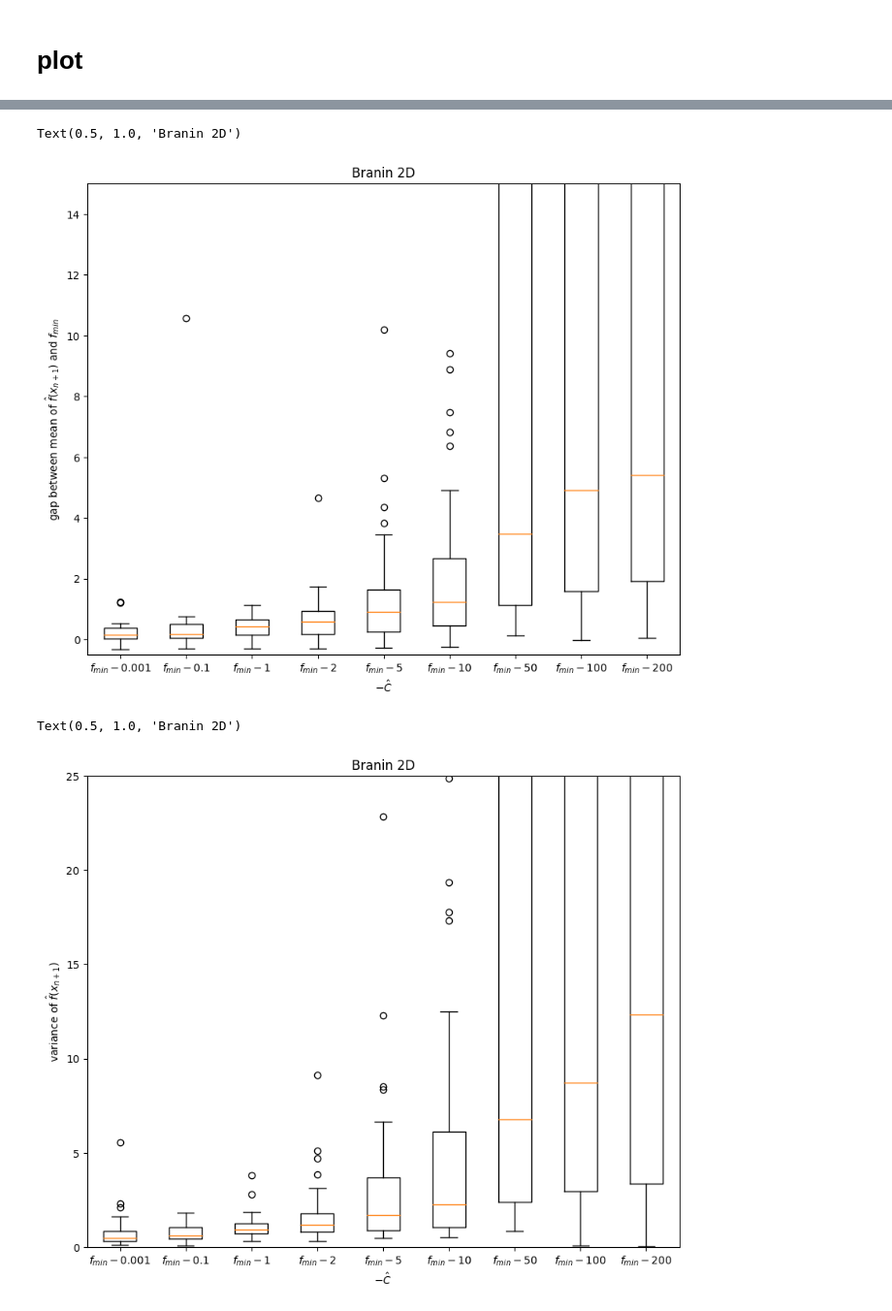
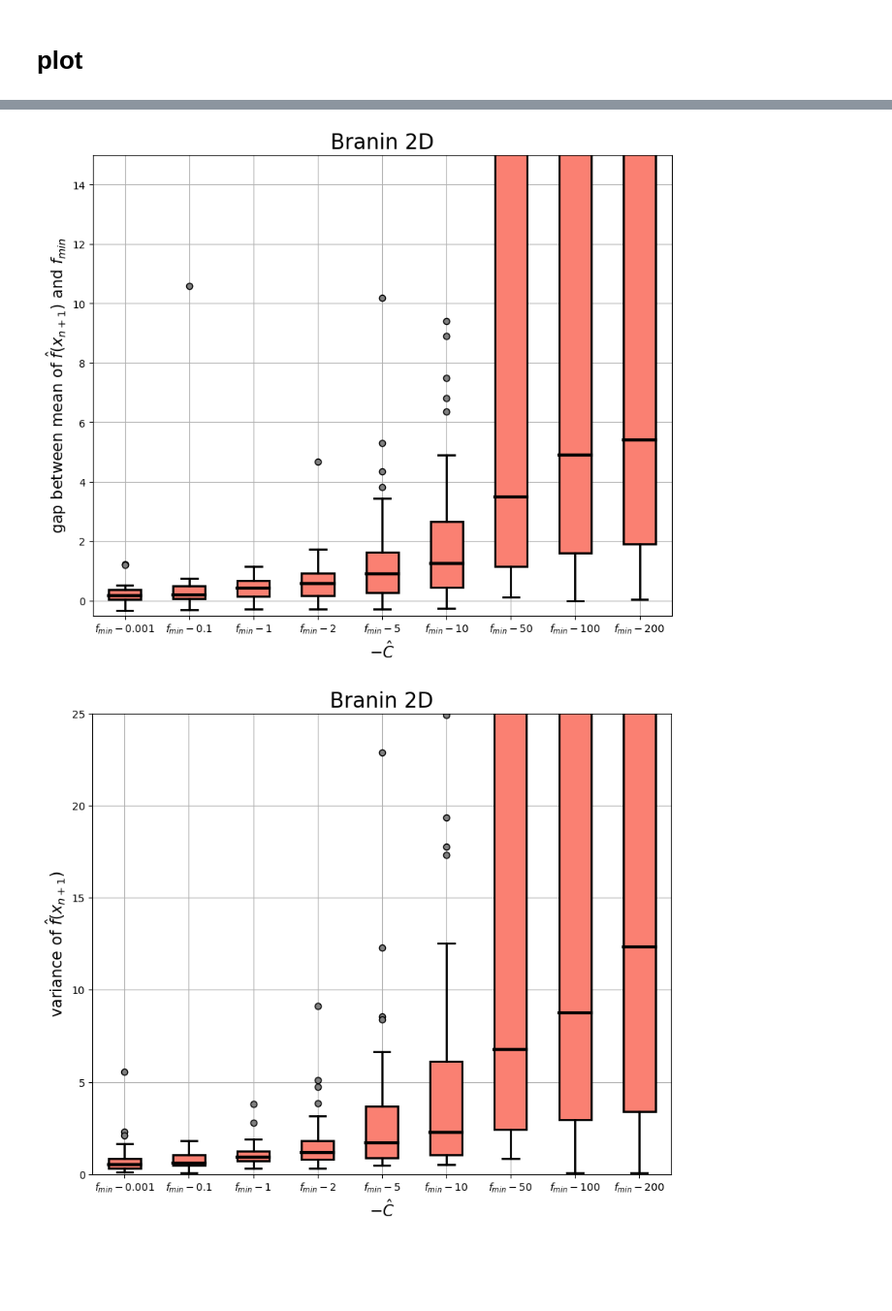
Before and after one commit to HanyangHenry-Wang/SLogGP_KnownBoundary, a Jupyter notebook: distance.ipynb, the cells around one changed output, grey strips where cells are left out. Shown: that part at 97% size. Saved outputs shown, nothing was run; the diff lists cells and outputs as text; code cells hidden in the pictures; blank space fills up the shorter version.

```diff
--- a/distance.ipynb
+++ b/distance.ipynb
@@ -512,51 +520,70 @@ fig = plt.figure(figsize =(10, 8))
 #ax = fig.add_axes([0, 0, 1, 1])
 
 # Creating plot
-plt.boxplot(aa.T)
+boxprops = dict(linestyle='--', linewidth=2, color='black',facecolor = "salmon")
+plt.boxplot(aa.T,
+            patch_artist=True,
+            boxprops=boxprops,
+            #boxprops = dict(facecolor = "lightblue"),
+            flierprops = {'marker':'o','color':'grey','markerfacecolor':'grey'},
+            medianprops = dict(color = "black", linewidth = 3),
+            capprops = dict(color = "black", linewidth = 2),
+            whiskerprops = dict(color = "black", linewidth = 2))
 
 plt.xticks([1, 2, 3, 4,5,6,7,8,9], predefined_labels)
 
 plt.ylim([-0.5,15])
+plt.grid()
 # show plot
-plt.xlabel('$-\hat{C}$')
-plt.ylabel('gap between mean of $\hat{f}(x_{n+1})$ and $f_{min}$')
-plt.title('Branin 2D')
+plt.xlabel('$-\hat{C}$',fontsize=15)
+plt.ylabel('gap between mean of $\hat{f}(x_{n+1})$ and $f_{min}$',fontsize=15)
+plt.title('Branin 2D',fontsize=20)
+
+plt.savefig('plots/Branin_mean.png')
 # %% [output]
-Text(0.5, 1.0, 'Branin 2D')
-[figure, old version]
+[figure, new version]
 # %%
 # Import libraries
 import matplotlib.pyplot as plt
 import numpy as np
 import os
 total_record = np.genfromtxt(os.path.join(os.getcwd(),'distance/Branin2D_SLogGP+logEI_posteriorVariance'), delimiter=',')
 
 aa = np.sqrt(np.array(total_record).reshape(-1,50))
 
 # Creating dataset
 np.random.seed(10)
 
 
 predefined_labels = ['$f_{min}-0.001$', '$f_{min}-0.1$', '$f_{min}-1$', '$f_{min}-2$',
                      '$f_{min}-5$','$f_{min}-10$','$f_{min}-50$','$f_{min}-100$','$f_{min}-200$']
 fig = plt.figure(figsize =(10, 8))
 
 # Creating axes instance
 #ax = fig.add_axes([0, 0, 1, 1])
 
 # Creating plot
-plt.boxplot(aa.T)
+boxprops = dict(linestyle='--', linewidth=2, color='black',facecolor = "salmon")
+plt.boxplot(aa.T,
+            patch_artist=True,
+            boxprops=boxprops,
+            #boxprops = dict(facecolor = "lightblue"),
+            flierprops = {'marker':'o','color':'grey','markerfacecolor':'grey'},
+            medianprops = dict(color = "black", linewidth = 3),
+            capprops = dict(color = "black", linewidth = 2),
+            whiskerprops = dict(color = "black", linewidth = 2))
 
 plt.xticks([1, 2, 3, 4,5,6,7,8,9], predefined_labels)
-
+plt.grid()
 plt.ylim([0.,25.])
 # show plot
-plt.xlabel('$-\hat{C}$')
-plt.ylabel("variance of $\hat{f}(x_{n+1})$")
-plt.title('Branin 2D')
+plt.xlabel('$-\hat{C}$', fontsize=15)
+plt.ylabel("variance of $\hat{f}(x_{n+1})$", fontsize=15)
+plt.title('Branin 2D', fontsize=20)
+
+plt.savefig('plots/Branin_variance.png')
 # %% [output]
-Text(0.5, 1.0, 'Branin 2D')
-[figure, old version]
+[figure, new version]
 # %%
 # Import libraries
 import matplotlib.pyplot as plt
```
Also changed, not shown: parts of 7 cells of this notebook, 18 other files.
